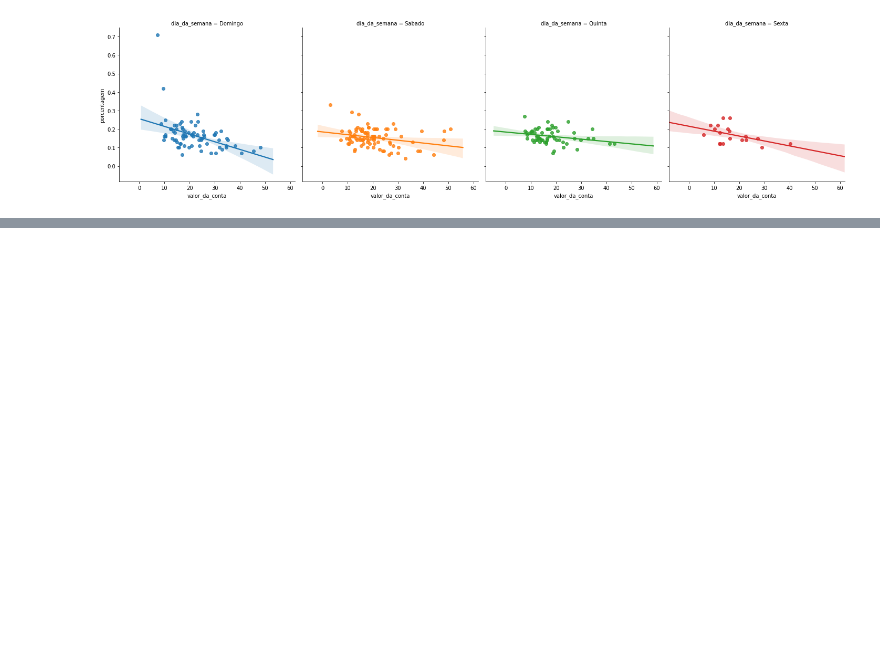
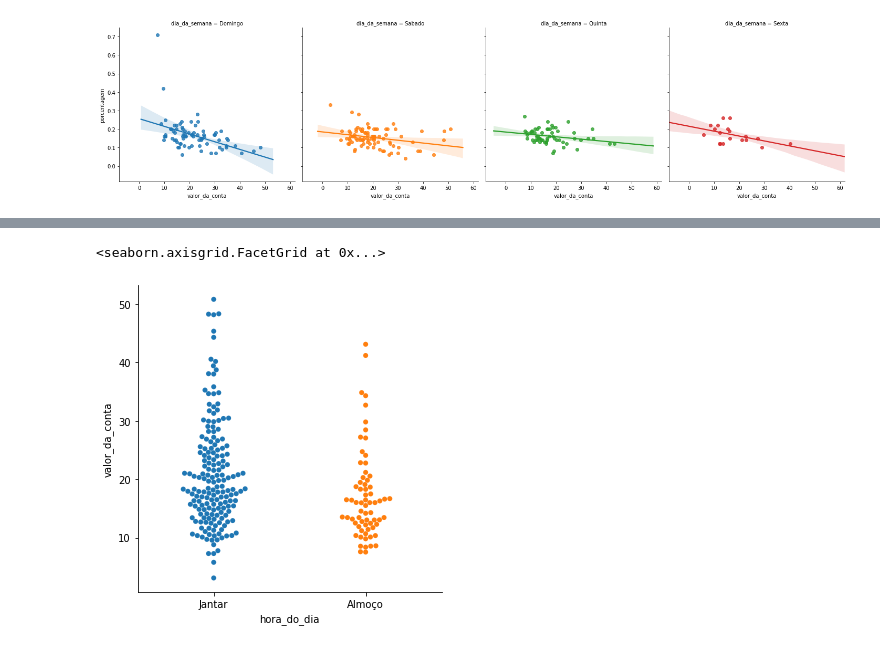
Before and after one commit to Doni-zete/Data-vizualization-seaborn, a Jupyter notebook: EDA_Gorjetas.ipynb, the cells around one changed output, grey strips where cells are left out. Drawn from its saved outputs; the diff is of its cells as text; code cells hidden in the pictures; blank space fills up the shorter version.

```diff
--- a/EDA_Gorjetas.ipynb
+++ b/EDA_Gorjetas.ipynb
@@ -393,0 +459,5 @@ sns.lmplot(x='valor_da_conta', y='porcentagem', hue='dia_da_semana', col='dia_da
+# %%
+sns.catplot(x='hora_do_dia', y='valor_da_conta',kind ='swarm', data=gorjetas)
+# %% [output]
+<seaborn.axisgrid.FacetGrid at 0x...>
+[figure, added]
```
Also changed, not shown: parts of 36 cells of this notebook.
